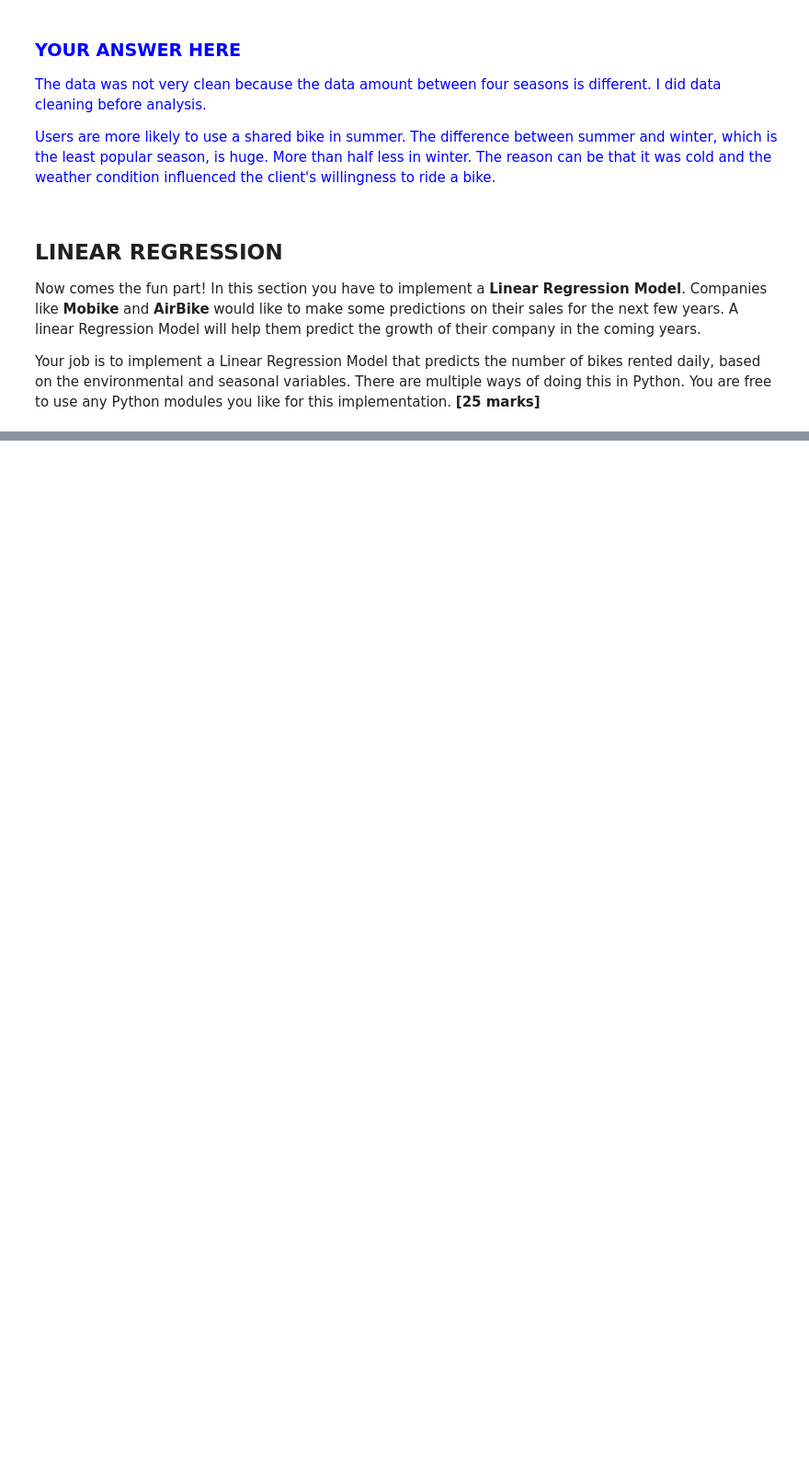
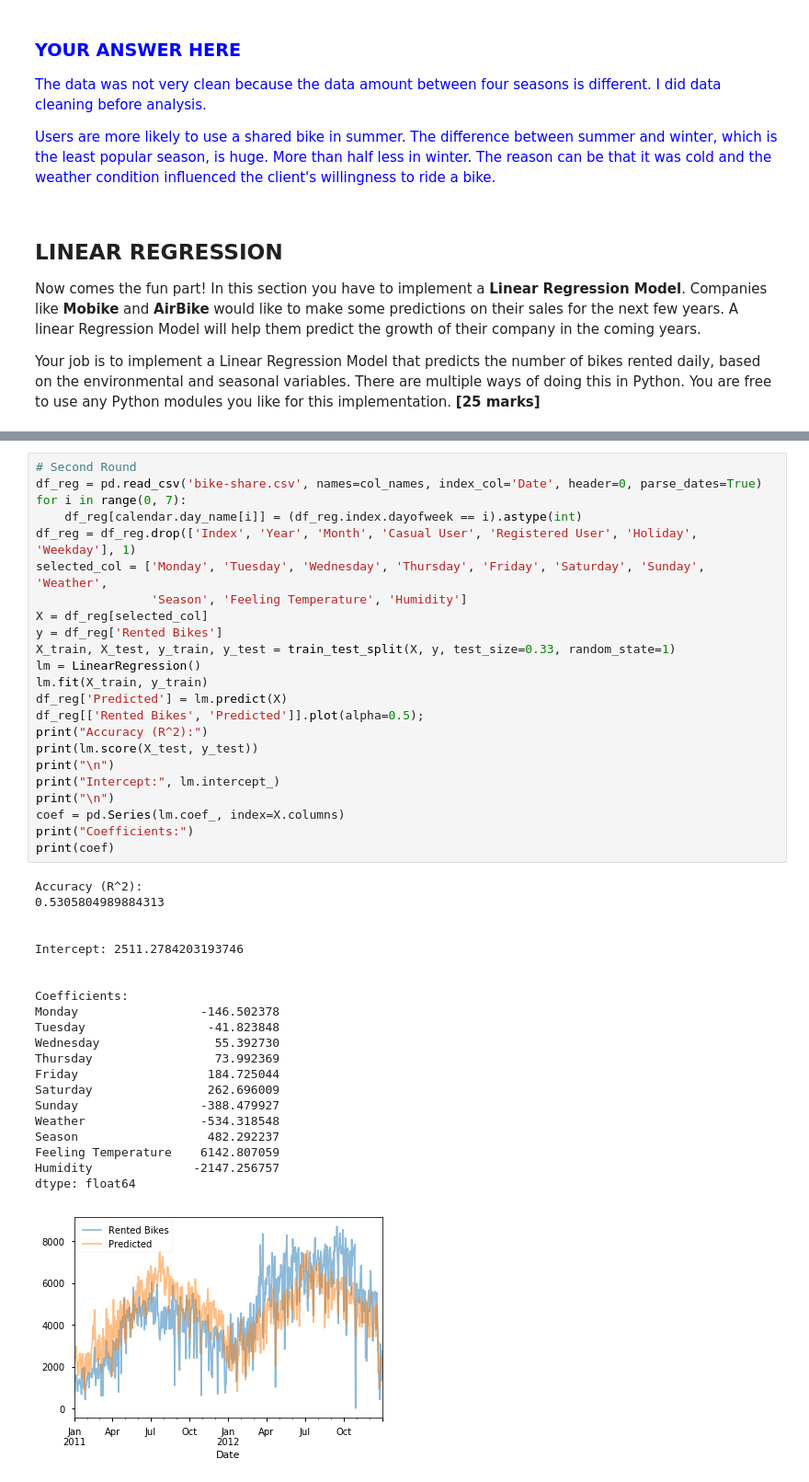
Before and after one commit to DannyFirmin/BikeShare-LinearRegression, a Jupyter notebook: Assignment-1.ipynb, the cells around one changed output, grey strips where cells are left out. Shown at 92% size. Cells and saved outputs as stored; diff of their text form; blank space fills up the shorter version.

```diff
--- a/Assignment-1.ipynb
+++ b/Assignment-1.ipynb
@@ -451,0 +523,45 @@ Your job is to implement a Linear Regression Model that predicts the number of b
+# %%
+# Second Round
+df_reg = pd.read_csv('bike-share.csv', names=col_names, index_col='Date', header=0, parse_dates=True)
+for i in range(0, 7):
+    df_reg[calendar.day_name[i]] = (df_reg.index.dayofweek == i).astype(int)
+df_reg = df_reg.drop(['Index', 'Year', 'Month', 'Casual User', 'Registered User', 'Holiday', 'Weekday'], 1)
+selected_col = ['Monday', 'Tuesday', 'Wednesday', 'Thursday', 'Friday', 'Saturday', 'Sunday', 'Weather',
+                'Season', 'Feeling Temperature', 'Humidity']
+X = df_reg[selected_col]
+y = df_reg['Rented Bikes']
+X_train, X_test, y_train, y_test = train_test_split(X, y, test_size=0.33, random_state=1)
+lm = LinearRegression()
+lm.fit(X_train, y_train)
+df_reg['Predicted'] = lm.predict(X)
+df_reg[['Rented Bikes', 'Predicted']].plot(alpha=0.5);
+print("Accuracy (R^2):")
+print(lm.score(X_test, y_test))
+print("\n")
+print("Intercept:", lm.intercept_)
+print("\n")
+coef = pd.Series(lm.coef_, index=X.columns)
+print("Coefficients:")
+print(coef)
+# %% [output]
+Accuracy (R^2):
+0.5305804989884313
+
+
+Intercept: 2511.2784203193746
+
+
+Coefficients:
+Monday                 -146.502378
+Tuesday                 -41.823848
+Wednesday                55.392730
+Thursday                 73.992369
+Friday                  184.725044
+Saturday                262.696009
+Sunday                 -388.479927
+Weather                -534.318548
+Season                  482.292237
+Feeling Temperature    6142.807059
+Humidity              -2147.256757
+dtype: float64
+[figure, added]
```
Also changed, not shown: parts of 19 cells of this notebook.
